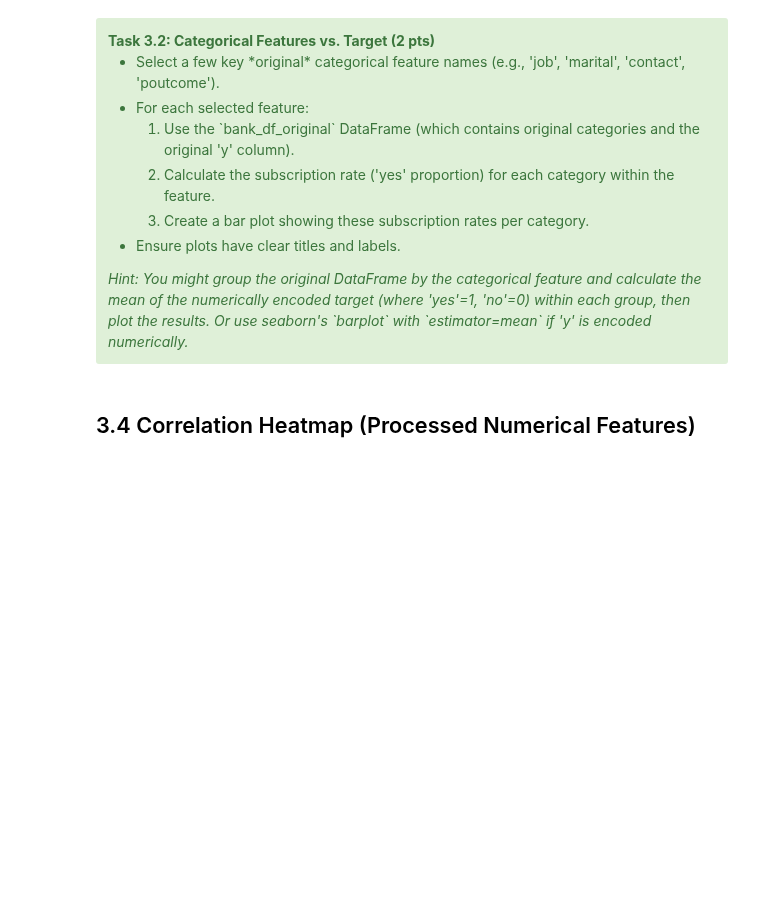
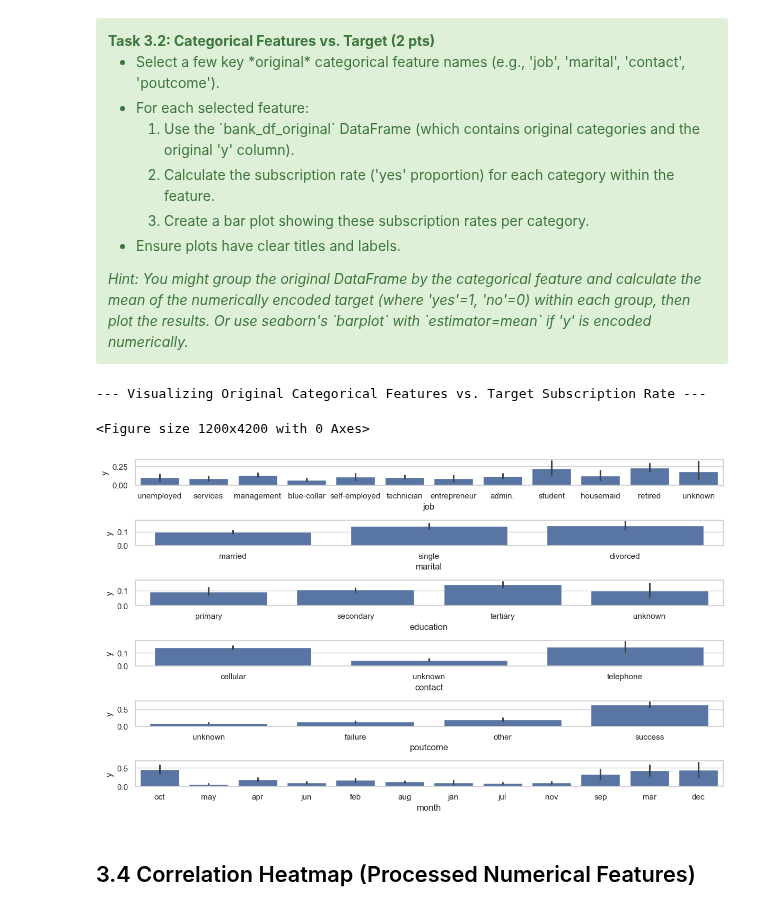
Before and after one commit to anton-seifert/LAMA, a Jupyter notebook: task-1-data-preparation/3_data_visualisation.ipynb, the cells around one changed output. Drawn from its saved outputs; the diff is of its cells as text; code cells hidden in the pictures; blank space fills up the shorter version.

```diff
--- a/task-1-data-preparation/3_data_visualisation.ipynb
+++ b/task-1-data-preparation/3_data_visualisation.ipynb
@@ -219,31 +254,46 @@ For example, we can calculate the percentage of clients who subscribed for each
 # %%
 print(
     "\n--- Visualizing Original Categorical Features vs. Target Subscription Rate ---"
 )
 
 # Ensure target 'y' is numerically encoded (0/1) in the original df copy for easy mean calculation
 bank_df_original["y_numeric"] = bank_df_original["y"].map({"yes": 1, "no": 0})
 
 categorical_features_to_plot_vs_target = [
     "job",
     "marital",
     "education",
     "contact",
     "poutcome",
     "month",
 ]
 
 plt.figure(
     figsize=(12, 7 * len(categorical_features_to_plot_vs_target))
 )  # Adjust figure size
 
 plot_index = 1
 ### STUDENT CODE HERE (2 pts)
+plot_index = 0
+fig, axs = plt.subplots(nrows = len(categorical_features_to_plot_vs_target), ncols = 1)
+mapping_dict = {
+    "yes" : 1,
+    "no" : 0
+}
+y_numerical = bank_df_original['y'].map(mapping_dict)
+
+for feature in categorical_features_to_plot_vs_target:
+    sns.barplot(data = bank_df_original, x = feature, y= y_numerical, ax = axs[plot_index], legend='auto')
+    plot_index += 1
 
 
 ### STUDENT CODE until HERE
 plt.tight_layout()
 plt.show()
+# %% [output]
+--- Visualizing Original Categorical Features vs. Target Subscription Rate ---
+<Figure size 1200x4200 with 0 Axes>
+[figure, added]
 # %% [markdown]
 ## 3.4 Correlation Heatmap (Processed Numerical Features)
 # %% [markdown]
```
Also changed, not shown: parts of 7 cells of this notebook.
